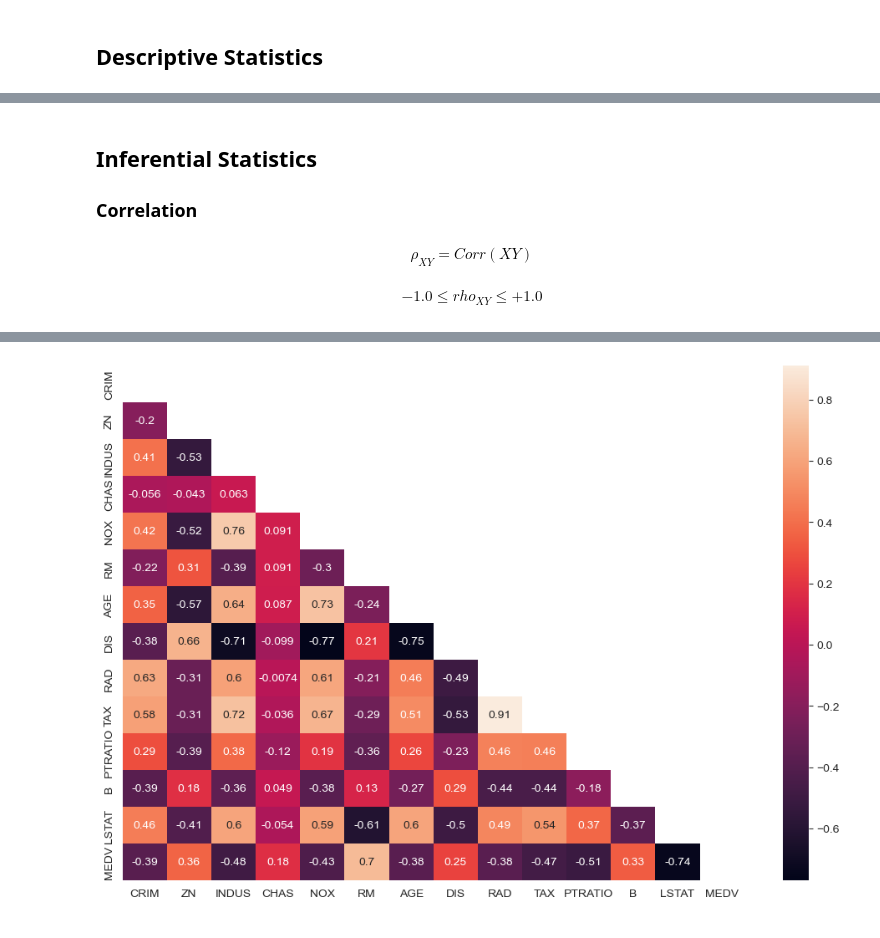
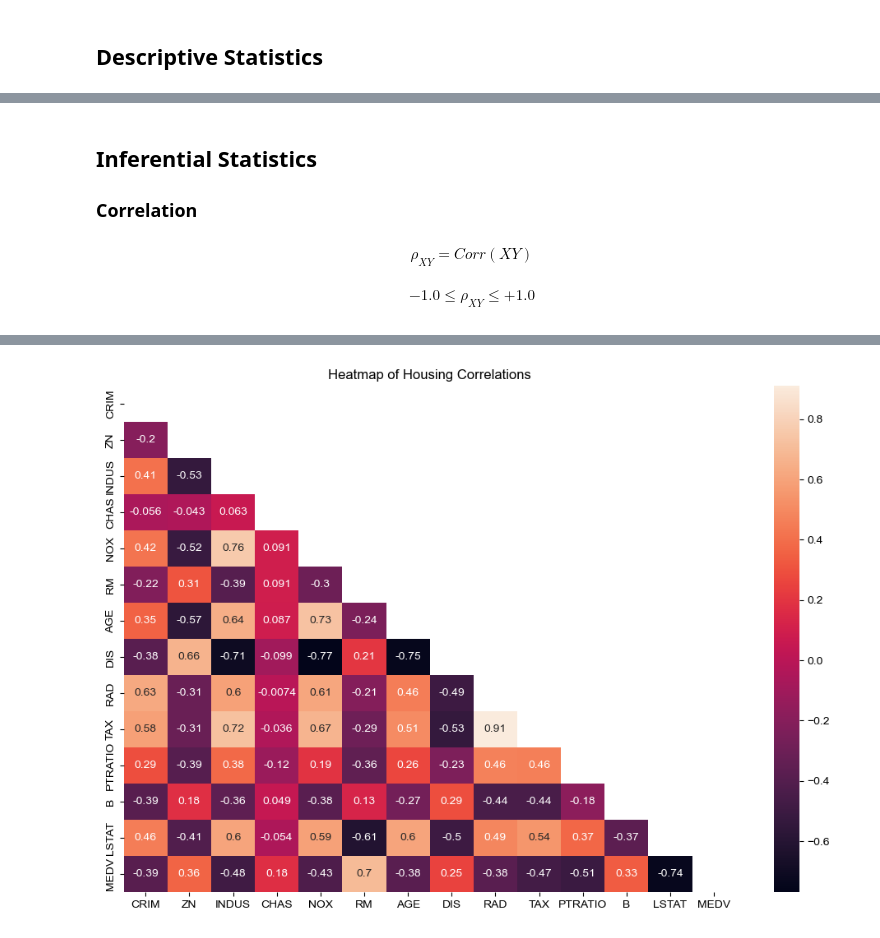
Before and after one commit to add0794/multiple-regression, a Jupyter notebook: main.ipynb, the cells around one changed output, grey strips where cells are left out. Saved outputs shown, nothing was run; the diff lists cells and outputs as text; code cells hidden in the pictures.

```diff
--- a/main.ipynb
+++ b/main.ipynb
@@ -39,10 +44,10 @@ variable)
 data_url = "http://lib.stat.cmu.edu/datasets/boston" # Source of the data
 raw_df = pd.read_csv(data_url, sep="\s+", skiprows=22, header=None)
 
-df = np.hstack([raw_df.values[::2, :], raw_df.values[1::2, :3]])
+data = np.hstack([raw_df.values[::2, :], raw_df.values[1::2, :3]])
 
 columns = ['CRIM', 'ZN', 'INDUS', 'CHAS', 'NOX', 'RM', 'AGE', 'DIS', 'RAD', 'TAX', 'PTRATIO','B','LSTAT', 'MEDV'] # Names of the features and label
-df = pd.DataFrame(features, columns=columns)
+df = pd.DataFrame(data, columns=columns)
 df.shape # Number of data points (rows) and features (columns)
 df.head()
 # %% [output]
@@ -123,7 +153,7 @@ df.describe()
 ### Correlation
 
 #### $$ \rho _{XY} = Corr(XY) $$
-#### $$ -1.0 \leq rho _{XY} \leq +1.0 $$
+#### $$ -1.0 \leq \rho _{XY} \leq +1.0 $$
 # %%
 df.corr()
 # %% [output]
@@ -165,8 +195,8 @@ array([[1., 1., 1., 1., 1., 1., 1., 1., 1., 1., 1., 1., 1., 1.],
 # %%
 plt.figure(figsize=(12, 8))
 
-sns.heatmap(df.corr(), mask=mask, annot=True)
+sns.heatmap(df.corr(), mask=mask, annot=True).set(title='Heatmap of Housing Correlations')
 sns.set_style('white')
 plt.show()
 # %% [output]
-[figure, old version]
+[figure, new version]
```
Also changed, not shown: parts of 71 cells of this notebook, 1 other file.
